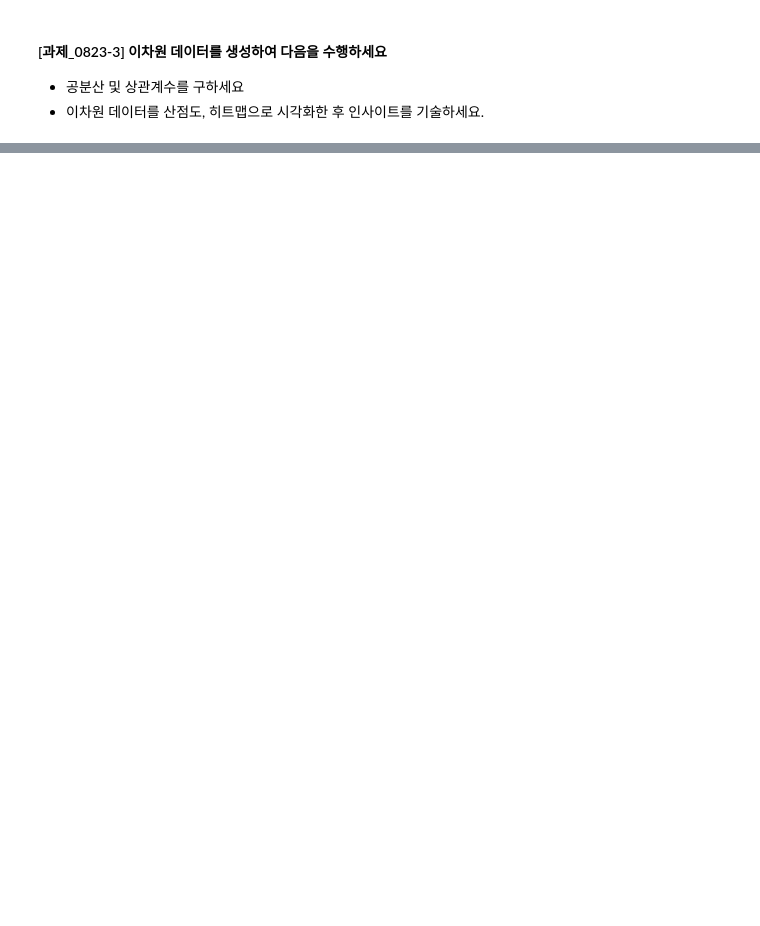
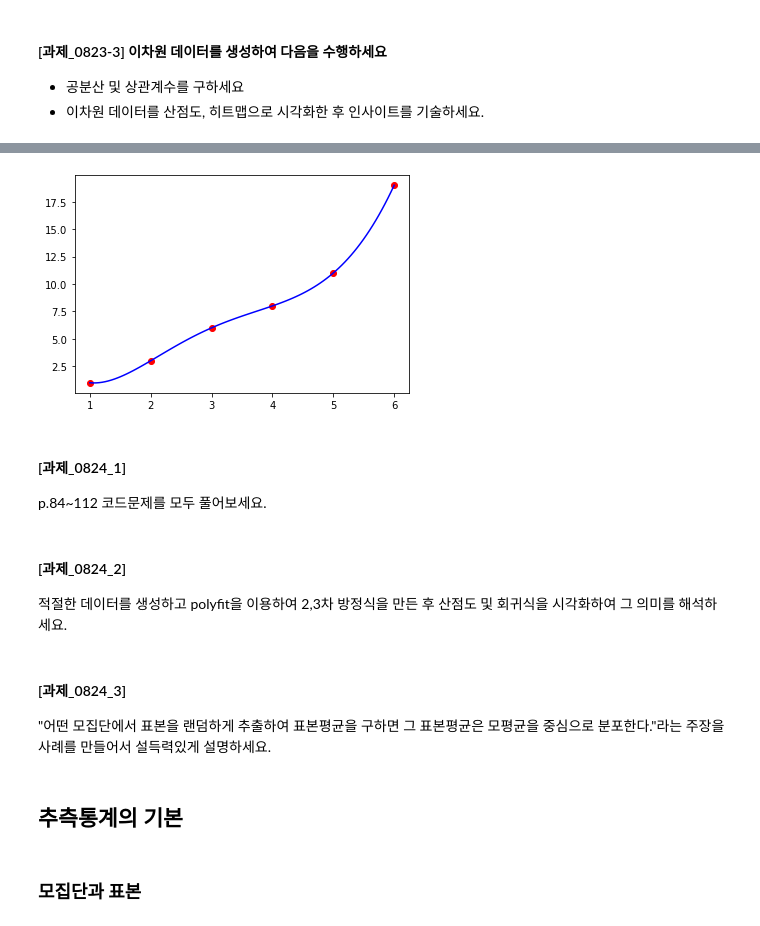
Before and after one commit to veryberry030/CAKD7, a Jupyter notebook: 수업/m3_통계/Stat_1.ipynb, the cells around one changed output, grey strips where cells are left out. Drawn from its saved outputs; the diff is of its cells as text; code cells hidden in the pictures; blank space fills up the shorter version.

```diff
--- a/수업/m3_통계/Stat_1.ipynb
+++ b/수업/m3_통계/Stat_1.ipynb
@@ -920,0 +1028,29 @@ plt.show()
+# %%
+#5차
+poly = np.polyfit(x, y, 5)
+x_line = np.linspace(1,6,100)#곡선을 완만하게그리기위한 linspace 객체 선언
+y_pred = np.zeros_like(x_line) #예측값을 담을 그릇(모든 값이 0인 배열)
+#y_pred = x_line**5*poly[0] + x_line**4*poly[1]+x_line**3*poly[2]+x_line**2*poly[3]+x_line*poly[4]+poly[5]
+
+for i in range(6):
+    y_pred += x_line**(5-i)*poly[i]
+
+plt.plot(x_line, y_pred, color='b')
+plt.scatter(x,y,color='r')
+plt.show()
+# %% [output]
+[figure, added]
+# %% [markdown]
+#### [과제_0824_1]
+p.84~112 코드문제를 모두 풀어보세요.
+# %% [markdown]
+#### [과제_0824_2]
+적절한 데이터를 생성하고 polyfit을 이용하여 2,3차 방정식을 만든 후 산점도 및 회귀식을 시각화하여 그 의미를 해석하세요.
+# %% [markdown]
+#### [과제_0824_3]
+"어떤 모집단에서 표본을 랜덤하게 추출하여 표본평균을 구하면 그 표본평균은 모평균을 중심으로 분포한다."라는 주장을
+사례를 만들어서 설득력있게 설명하세요.
+# %% [markdown]
+ ## 추측통계의 기본
+# %% [markdown]
+### 모집단과 표본
```
Also changed, not shown: parts of 50 cells of this notebook, 2 other files.
